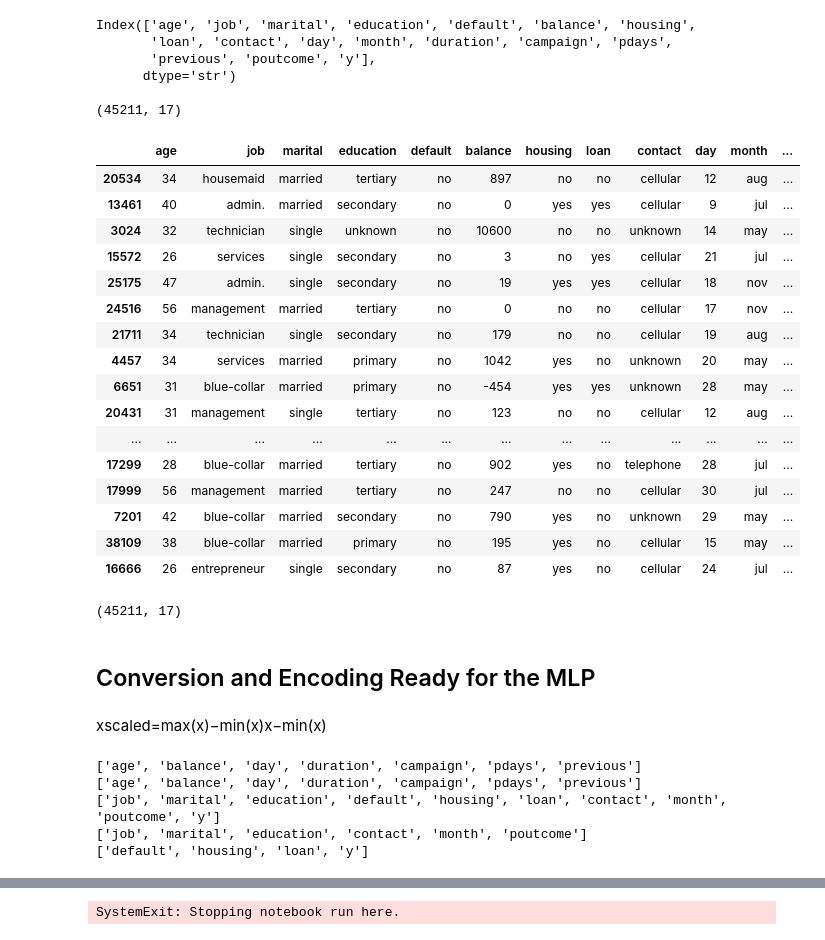
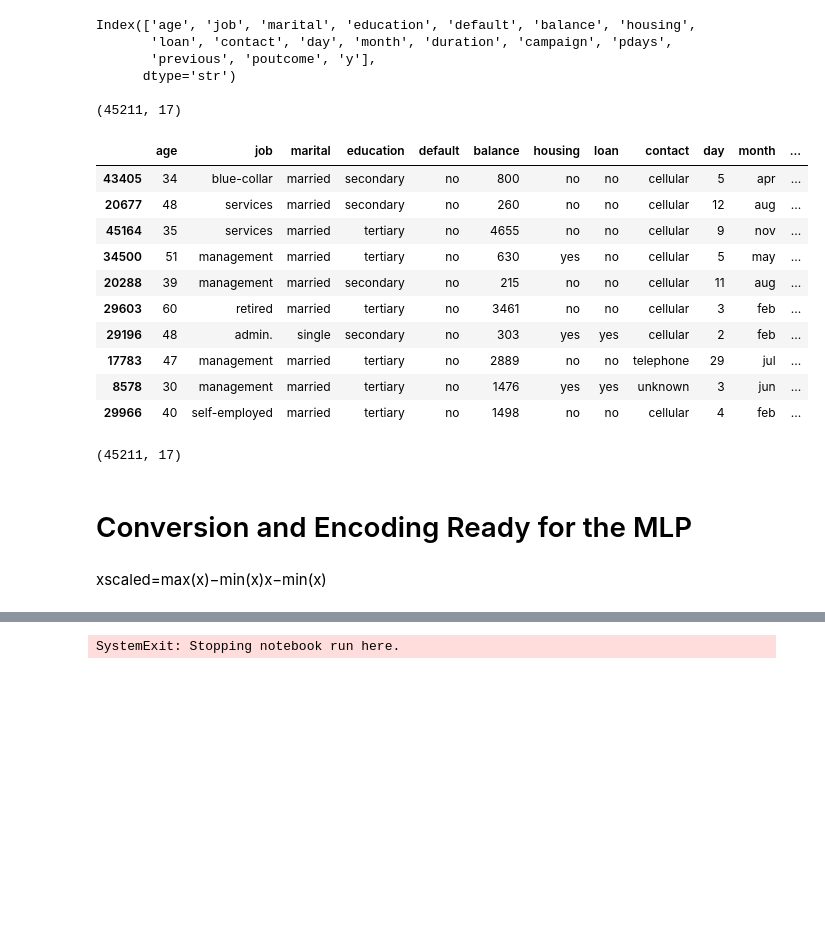
Before and after one commit to daemonchild/cardiffmet-dat6002-artificial-intelligence, a Jupyter notebook: assessment/part_2/1-From-Scratch-MLP-Bank_Data.ipynb, the cells around one changed output, grey strips where cells are left out. Drawn from its saved outputs; the diff is of its cells as text; code cells hidden in the pictures; blank space fills up the shorter version.

```diff
--- a/assessment/part_2/1-From-Scratch-MLP-Bank_Data.ipynb
+++ b/assessment/part_2/1-From-Scratch-MLP-Bank_Data.ipynb
@@ -180,30 +180,24 @@ Index(['age', 'job', 'marital', 'education', 'default', 'balance', 'housing',
 
 (45211, 17)
 # %%
-df.sample(20)
+df.sample(10)
 # %% [output]
 |  | age | job | marital | education | default | balance | housing | loan | contact | day | month | ... |
-| 20534 | 34 | housemaid | married | tertiary | no | 897 | no | no | cellular | 12 | aug | ... |
-| 13461 | 40 | admin. | married | secondary | no | 0 | yes | yes | cellular | 9 | jul | ... |
-| 3024 | 32 | technician | single | unknown | no | 10600 | no | no | unknown | 14 | may | ... |
-| 15572 | 26 | services | single | secondary | no | 3 | no | yes | cellular | 21 | jul | ... |
-| 25175 | 47 | admin. | single | secondary | no | 19 | yes | yes | cellular | 18 | nov | ... |
-| 24516 | 56 | management | married | tertiary | no | 0 | no | no | cellular | 17 | nov | ... |
-| 21711 | 34 | technician | single | secondary | no | 179 | no | no | cellular | 19 | aug | ... |
-| 4457 | 34 | services | married | primary | no | 1042 | yes | no | unknown | 20 | may | ... |
-| 6651 | 31 | blue-collar | married | primary | no | -454 | yes | yes | unknown | 28 | may | ... |
-| 20431 | 31 | management | single | tertiary | no | 123 | no | no | cellular | 12 | aug | ... |
-| ... | ... | ... | ... | ... | ... | ... | ... | ... | ... | ... | ... | ... |
-| 17299 | 28 | blue-collar | married | tertiary | no | 902 | yes | no | telephone | 28 | jul | ... |
-| 17999 | 56 | management | married | tertiary | no | 247 | no | no | cellular | 30 | jul | ... |
-| 7201 | 42 | blue-collar | married | secondary | no | 790 | yes | no | unknown | 29 | may | ... |
-| 38109 | 38 | blue-collar | married | primary | no | 195 | yes | no | cellular | 15 | may | ... |
-| 16666 | 26 | entrepreneur | single | secondary | no | 87 | yes | no | cellular | 24 | jul | ... |
+| 43405 | 34 | blue-collar | married | secondary | no | 800 | no | no | cellular | 5 | apr | ... |
+| 20677 | 48 | services | married | secondary | no | 260 | no | no | cellular | 12 | aug | ... |
+| 45164 | 35 | services | married | tertiary | no | 4655 | no | no | cellular | 9 | nov | ... |
+| 34500 | 51 | management | married | tertiary | no | 630 | yes | no | cellular | 5 | may | ... |
+| 20288 | 39 | management | married | secondary | no | 215 | no | no | cellular | 11 | aug | ... |
+| 29603 | 60 | retired | married | tertiary | no | 3461 | no | no | cellular | 3 | feb | ... |
+| 29196 | 48 | admin. | single | secondary | no | 303 | yes | yes | cellular | 2 | feb | ... |
+| 17783 | 47 | management | married | tertiary | no | 2889 | no | no | telephone | 29 | jul | ... |
+| 8578 | 30 | management | married | tertiary | no | 1476 | yes | yes | unknown | 3 | jun | ... |
+| 29966 | 40 | self-employed | married | tertiary | no | 1498 | no | no | cellular | 4 | feb | ... |
 # %%
 df.dropna(inplace=True)
 df.shape
 # %% [output]
 (45211, 17)
 # %% [markdown]
-## Conversion and Encoding Ready for the MLP
+# Conversion and Encoding Ready for the MLP
 # %% [markdown]
@@ -220,15 +214,3 @@ excluded_features = ['day', 'campaign', 'pdays', 'previous', 'y']
 
 numerical_to_normalize = [col for col in numerical_cols if col not in binary_columns]
 categorical_to_normalize = [col for col in categorical_cols if col not in binary_columns]
-# %%
-print (numerical_cols)
-print (numerical_to_normalize)
-print (categorical_cols)
-print (categorical_to_normalize)
-print (binary_columns)
-# %% [output]
-['age', 'balance', 'day', 'duration', 'campaign', 'pdays', 'previous']
-['age', 'balance', 'day', 'duration', 'campaign', 'pdays', 'previous']
-['job', 'marital', 'education', 'default', 'housing', 'loan', 'contact', 'month', 'poutcome', 'y']
-['job', 'marital', 'education', 'contact', 'month', 'poutcome']
-['default', 'housing', 'loan', 'y']
```
Also changed, not shown: parts of 6 cells of this notebook.
